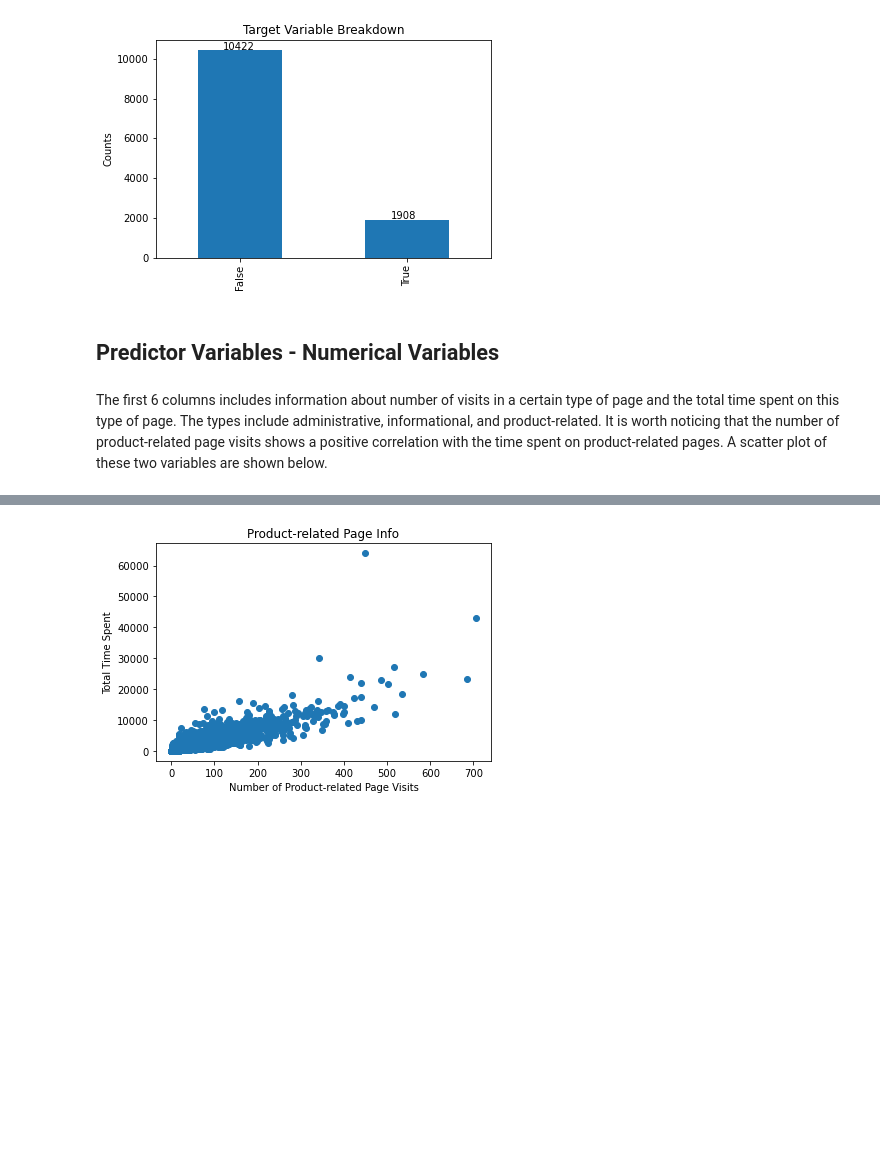
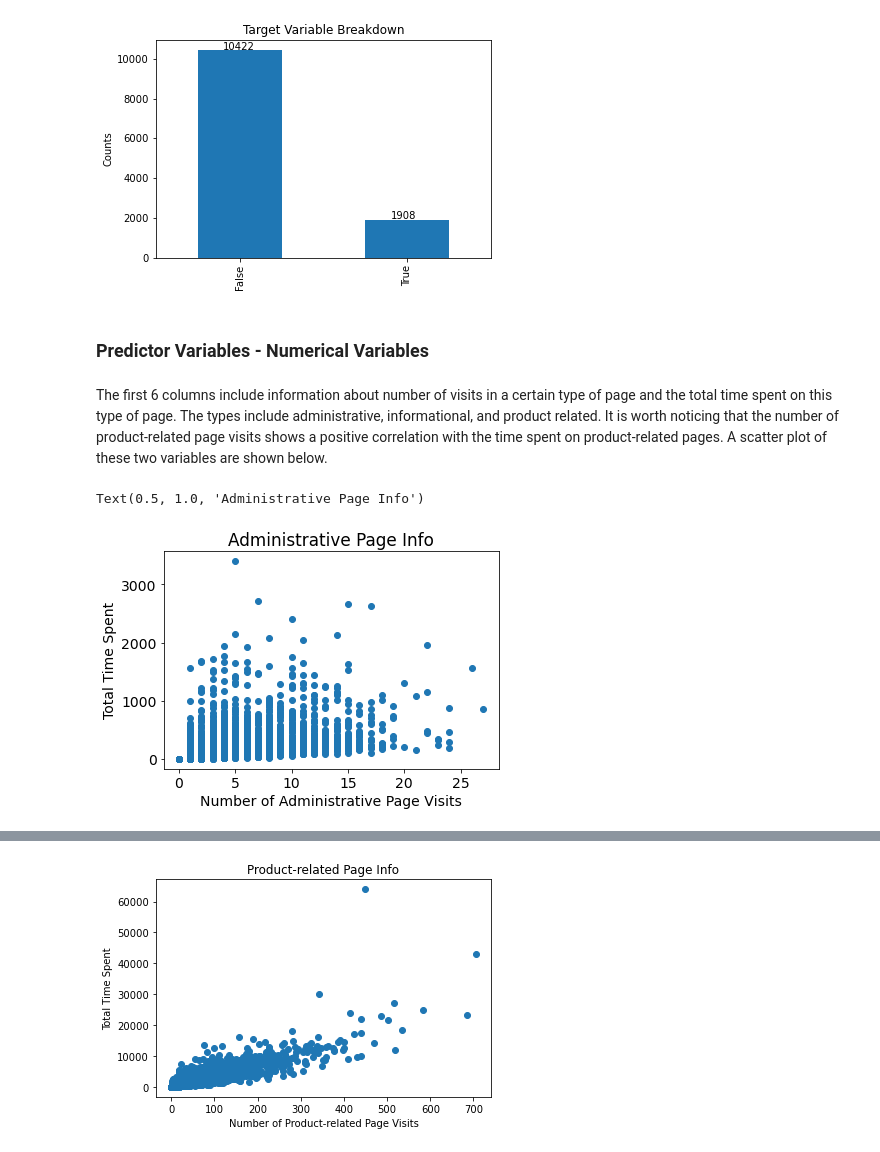
Before and after one commit to wendyhuai/Online-Shoppers-Analysis, a Jupyter notebook: src/Online Shoppers Purchasing Intention Dataset Analysis.ipynb, the cells around one changed output, grey strips where cells are left out. Saved outputs shown, nothing was run; the diff lists cells and outputs as text; code cells hidden in the pictures; blank space fills up the shorter version.

```diff
--- a/src/Online Shoppers Purchasing Intention Dataset Analysis.ipynb
+++ b/src/Online Shoppers Purchasing Intention Dataset Analysis.ipynb
@@ -51,13 +53,16 @@ plt.show()
 # %% [output]
 [figure]
 # %% [markdown]
-## Predictor Variables - Numerical Variables
+### Predictor Variables - Numerical Variables
 # %% [markdown]
-The first 6 columns includes information about number of visits in a certain type of page and the total time spent on this type of page. The types include administrative, informational, and product-related. It is worth noticing that the number of product-related page visits shows a positive correlation with the time spent on product-related pages. A scatter plot of these two variables are shown below.
+The first 6 columns include information about number of visits in a certain type of page and the total time spent on this type of page. The types include administrative, informational, and product related. It is worth noticing that the number of product-related page visits shows a positive correlation with the time spent on product-related pages. A scatter plot of these two variables are shown below.
 # %%
-# plt.scatter(df.iloc[:,0], df.iloc[:,1])
-# plt.xlabel("Number of Administrative Page Visits")
-# plt.ylabel("Total Time Spent")
-# plt.savefig('../figure/admin_scatter',dpi = 300)
-# plt.title("Administrative Page Info")
+plt.scatter(df.iloc[:,0], df.iloc[:,1])
+plt.xlabel("Number of Administrative Page Visits")
+plt.ylabel("Total Time Spent")
+plt.savefig('../figures/admin_scatter',dpi = 300)
+plt.title("Administrative Page Info")
+# %% [output]
+Text(0.5, 1.0, 'Administrative Page Info')
+[figure, added]
 # %%
```
Also changed, not shown: parts of 65 cells of this notebook.
